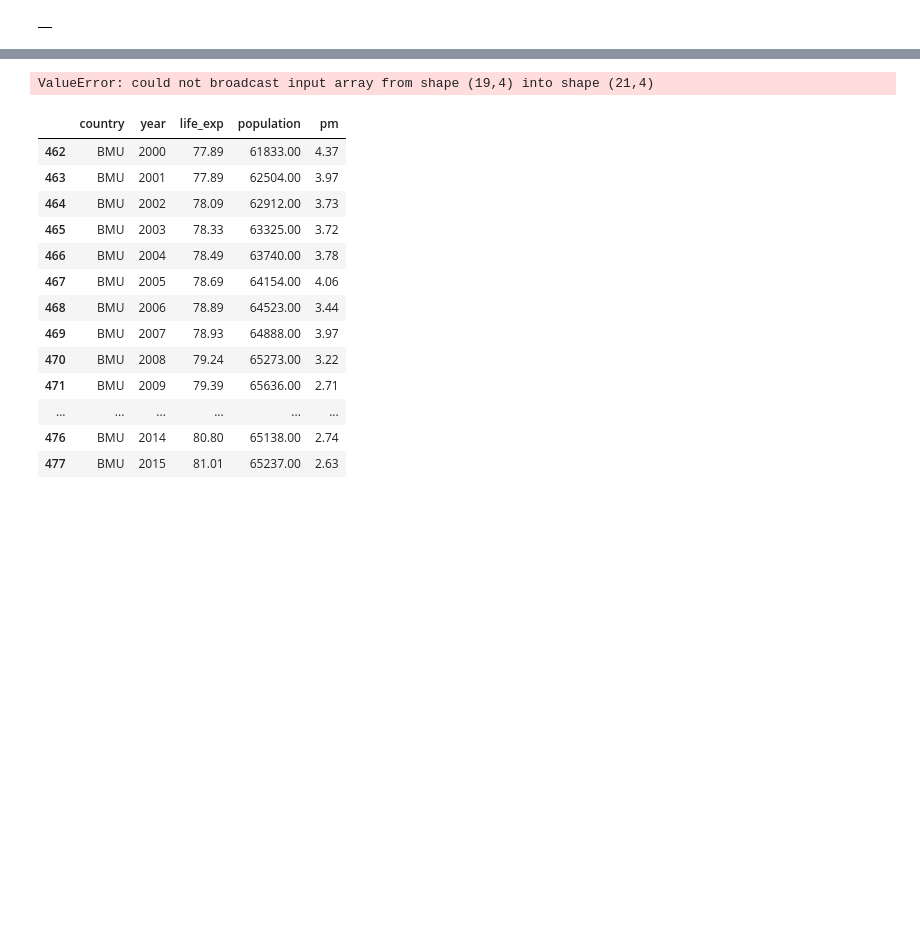
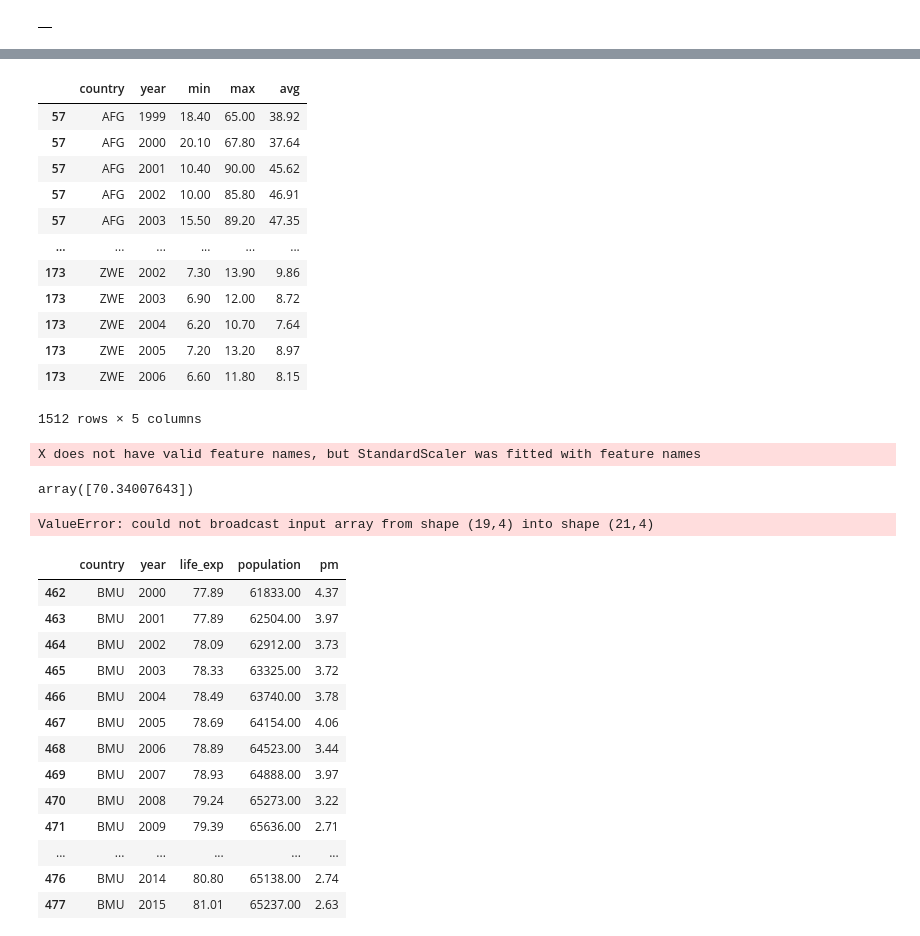
Before and after one commit to fndvit/mds-udg-viz-i-dgcp-hackathon-23, a Jupyter notebook: src/models/josep-notebook-proves.ipynb, the cells around one changed output, grey strips where cells are left out. Drawn from its saved outputs; the diff is of its cells as text; code cells hidden in the pictures; blank space fills up the shorter version.

```diff
--- a/src/models/josep-notebook-proves.ipynb
+++ b/src/models/josep-notebook-proves.ipynb
@@ -208,0 +353,34 @@ nested_df.to_csv(os.path.join(cwd, 'data', 'df.csv'), index=False)
+# %%
+all_years
+# %% [output]
+|  | country | year | min | max | avg |
+| 57 | AFG | 1999 | 18.40 | 65.00 | 38.92 |
+| 57 | AFG | 2000 | 20.10 | 67.80 | 37.64 |
+| 57 | AFG | 2001 | 10.40 | 90.00 | 45.62 |
+| 57 | AFG | 2002 | 10.00 | 85.80 | 46.91 |
+| 57 | AFG | 2003 | 15.50 | 89.20 | 47.35 |
+| ... | ... | ... | ... | ... | ... |
+| 173 | ZWE | 2002 | 7.30 | 13.90 | 9.86 |
+| 173 | ZWE | 2003 | 6.90 | 12.00 | 8.72 |
+| 173 | ZWE | 2004 | 6.20 | 10.70 | 7.64 |
+| 173 | ZWE | 2005 | 7.20 | 13.20 | 8.97 |
+| 173 | ZWE | 2006 | 6.60 | 11.80 | 8.15 |
+1512 rows × 5 columns
+# %%
+df_life_exp = all_df.pivot_table(index='country', columns='year', values='life_exp')
+#rename the columns with year_life_exp
+df_life_exp.columns = [str(col) + '_life_exp' for col in df_life_exp.columns]
+
+df_population = all_df.pivot_table(index='country', columns='year', values='population')
+#rename the columns with year_population
+df_population.columns = [str(col) + '_population' for col in df_population.columns]
+
+df_pm = all_df.pivot_table(index='country', columns='year', values='pm')
+#rename the columns with year_pm
+df_pm.columns = [str(col) + '_pm' for col in df_pm.columns]
+
+df = pd.concat([df_life_exp, df_population, df_pm], axis=1)
+df.reset_index(inplace=True)
+# %% [output]
+X does not have valid feature names, but StandardScaler was fitted with feature names
+array([70.34007643])
```
Also changed, not shown: parts of 27 cells of this notebook, 3 other files.
